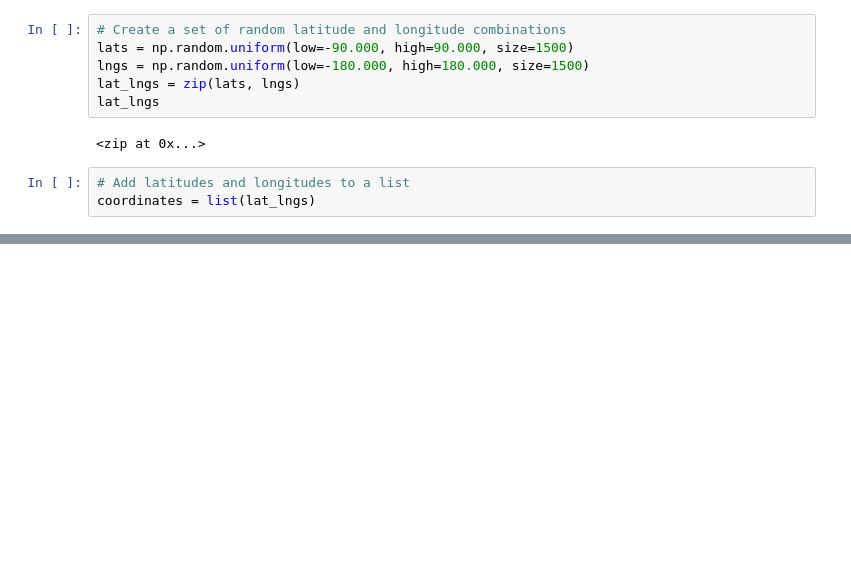
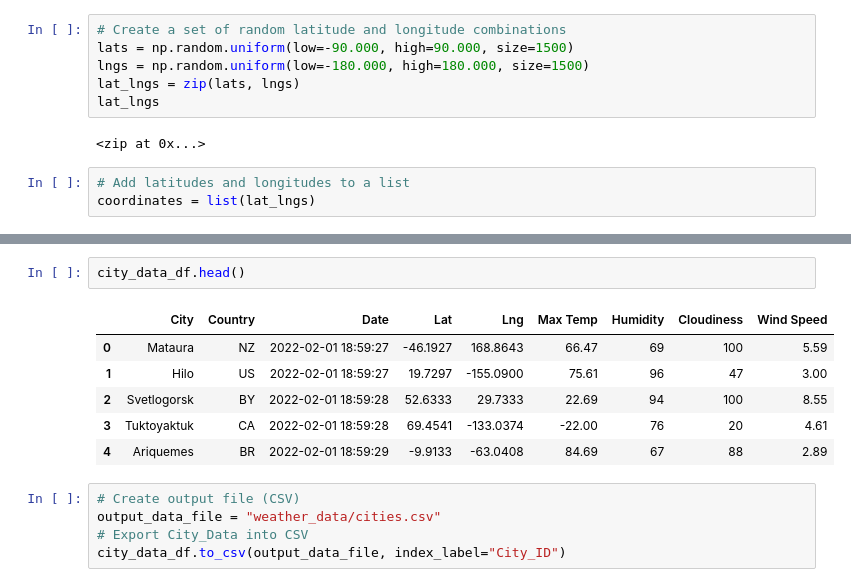
Before and after one commit to brendatreto/World_Weather_Analysis, a Jupyter notebook: WeatherPy.ipynb, the cells around one changed output, grey strips where cells are left out. Drawn from its saved outputs; the diff is of its cells as text; blank space fills up the shorter version.

```diff
--- a/WeatherPy.ipynb
+++ b/WeatherPy.ipynb
@@ -33,0 +157,14 @@ len(cities)
+# %%
+city_data_df.head()
+# %% [output]
+|  | City | Country | Date | Lat | Lng | Max Temp | Humidity | Cloudiness | Wind Speed |
+| 0 | Mataura | NZ | 2022-02-01 18:59:27 | -46.1927 | 168.8643 | 66.47 | 69 | 100 | 5.59 |
+| 1 | Hilo | US | 2022-02-01 18:59:27 | 19.7297 | -155.0900 | 75.61 | 96 | 47 | 3.00 |
+| 2 | Svetlogorsk | BY | 2022-02-01 18:59:28 | 52.6333 | 29.7333 | 22.69 | 94 | 100 | 8.55 |
+| 3 | Tuktoyaktuk | CA | 2022-02-01 18:59:28 | 69.4541 | -133.0374 | -22.00 | 76 | 20 | 4.61 |
+| 4 | Ariquemes | BR | 2022-02-01 18:59:29 | -9.9133 | -63.0408 | 84.69 | 67 | 88 | 2.89 |
+# %%
+# Create output file (CSV)
+output_data_file = "weather_data/cities.csv"
+# Export City_Data into CSV
+city_data_df.to_csv(output_data_file, index_label="City_ID")
```
Also changed, not shown: parts of 10 cells of this notebook, 2 other files.
